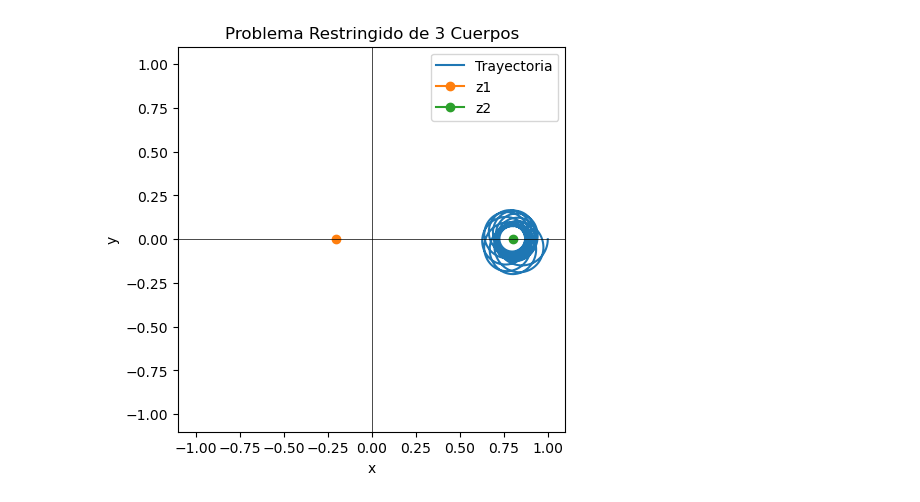
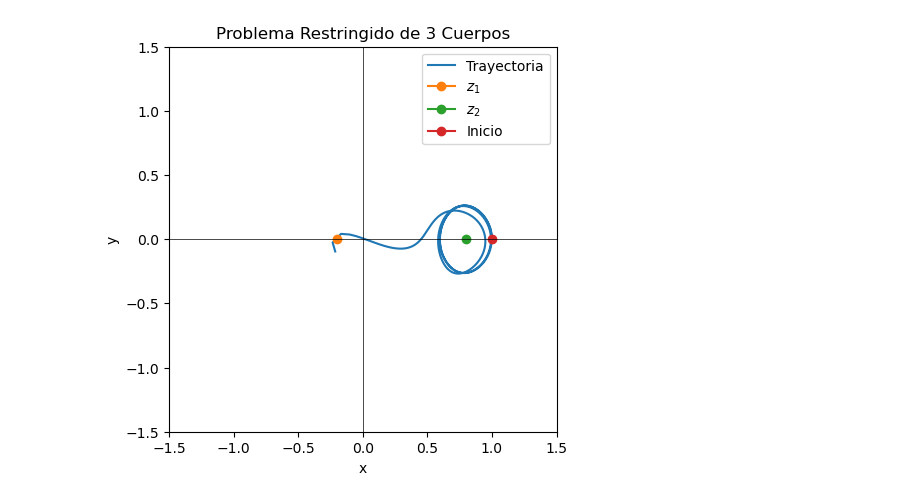
Before and after one commit to Carolus-Enricus/IMMC-FC_2024-2, a Jupyter notebook: Problema_Restringido_3_Cuerpos.ipynb, the cells around one changed output. Drawn from its saved outputs; the diff is of its cells as text; code cells hidden in the pictures.

Commit message:
Add files via upload
Programé ésto siguiendo a Geiges

```diff
--- a/Problema_Restringido_3_Cuerpos.ipynb
+++ b/Problema_Restringido_3_Cuerpos.ipynb
@@ -62,50 +154,55 @@ def S(t, z, mu):
 x0 = 1.0
 vx0 = 0.0
 y0 = 0.0
-vy0 = -1.0
-#--------------------------------
-mu = 0.2 # Aquí define la masa mu
+vy0 = 0.9
 
 #-------------#
 #---Dominio---#
 #-------------#
 t0 = 0.0
-tf = 10.0
-N = 5000
+tf = 8.0
+N = 500
 
 # Esto es una solución pero quién sabe con cuántos puntos
 sol = solve_ivp(S, [t0, tf], [x0, vx0, y0,vy0], args=(mu,), dense_output=True)
 
 # Definiéndo ésto ya especifícas cuántos puntos quieres
 t = np.linspace(t0, tf, N)
 z = sol.sol(t)
 
 x = z[0]
 vx = z[1]
 y = z[2]
 vy = z[3]
 
 # Graficamos
 plt.figure(figsize=(5,5))
 # Ajuste de límites para hacer que los ejes tengan el mismo intervalo
 max_range = max(max(x), max(y)) * 1.1
-plt.xlim(-max_range, max_range)
-plt.ylim(-max_range, max_range)
+#plt.xlim(-max_range, max_range)
+#plt.ylim(-max_range, max_range)
 
-plt.plot(x, y, label='Trayectoria')  # Agregamos la etiqueta 'trayectoria'
+# Habilita ésto para visualizar los puntos de Lagrange
+plt.xlim(-1.5, 1.5)
+plt.ylim(-1.5, 1.5)
+
+plt.plot(x, y, label='Trayectoria')
 
 #---Cuerpos Primarios---
-plt.plot(-mu,0, marker="o", label='z1')
-plt.plot(1-mu,0, marker="o", label='z2')
+plt.plot(-mu,0, marker="o", label=r'$z_1$')
+plt.plot(1-mu,0, marker="o", label=r'$z_2$')
+
+# Posición Inicial
+plt.plot(x0, y0, marker="o", label='Inicio')
 
 #---Ejes---
 plt.axhline(0, color='black', linewidth=0.5)  # Marca el eje y
 plt.axvline(0, color='black', linewidth=0.5)  # Marca el eje x
 plt.xlabel('x')
 plt.ylabel('y')
 
 plt.legend()
 plt.title('Problema Restringido de 3 Cuerpos')
 plt.show()
 # %% [output]
-[figure, old version]
+[figure, new version]
```
Also changed, not shown: parts of 12 cells of this notebook.
